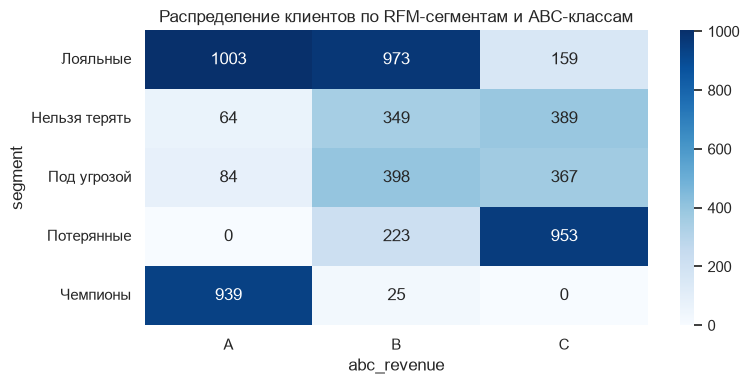
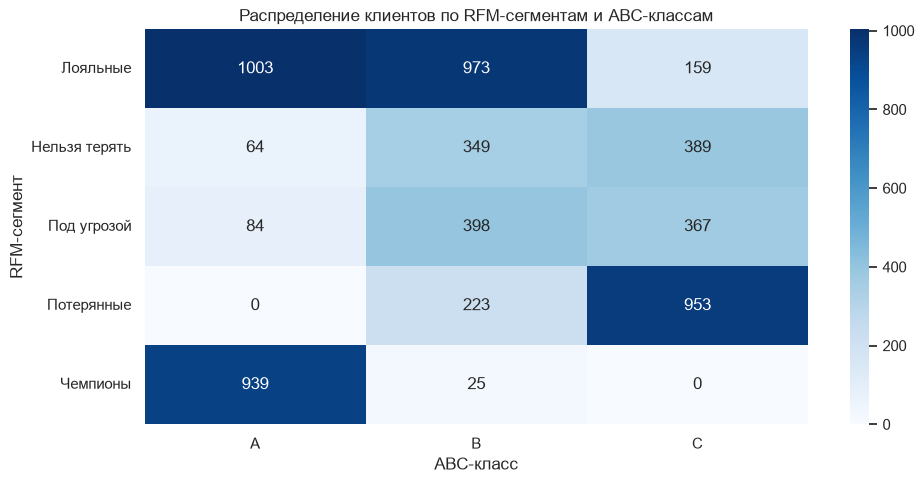
Code edit (unified diff) that turned the first committed figure into the second:
--- before
+++ after
@@ -1,5 +1,6 @@
-plt.figure(figsize=(8, 4))
-sns.heatmap(pivot, annot=True, fmt='.0f', cmap='Blues')
+sns.heatmap(pivot,annot=True, fmt='.0f', cmap='Blues')
 plt.title('Распределение клиентов по RFM-сегментам и ABC-классам')
+plt.xlabel('ABC-класс') 
+plt.ylabel('RFM-сегмент')
 plt.tight_layout()
 plt.show()

Commit: [rfm-pharmacy-analysis] update plot_pareto method and delete Distribution of customers and revenue by ABC chart